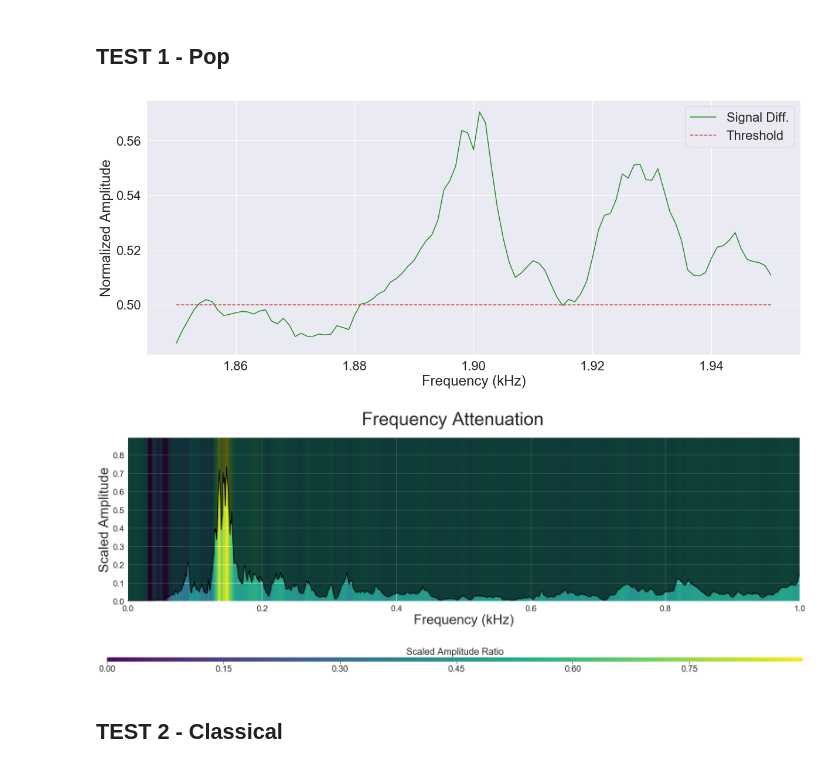
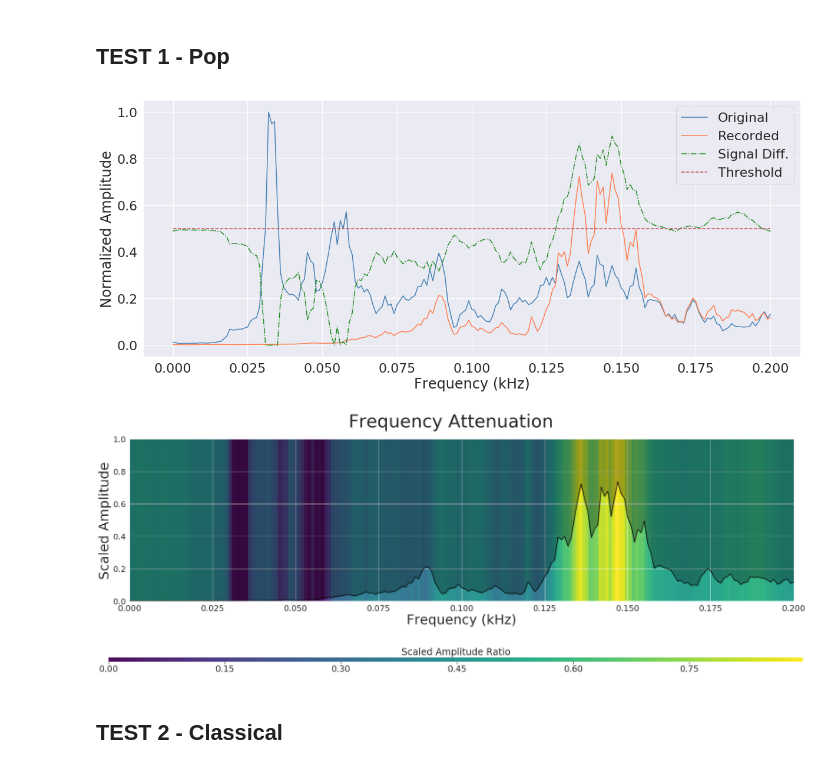
Before and after one commit to QED0711/ds_practice, a Jupyter notebook: librosa/AudioPlot.ipynb, the cells around one changed output. Saved outputs shown, nothing was run; the diff lists cells and outputs as text; code cells hidden in the pictures.

```diff
--- a/librosa/AudioPlot.ipynb
+++ b/librosa/AudioPlot.ipynb
@@ -32,24 +32,24 @@ pass
 sc = SignalCompare(original, recorded)
 # %%
 sc.plot_spectrum_group(
-    spec_1=False,
-    spec_2=False,
-    frange=(1850,1950),
+    spec_1=True,
+    spec_2=True,
+    frange=(0,200),
     ratio=True,
     threshold=True,
     legend=["Original", "Recorded", "Signal Diff.", "Threshold"]
 )
 # %% [output]
-[figure, old version]
+[figure, new version]
 # %%
 sc.plot_attenuation_graph(
-    frange=(0, 1000),
+    frange=(0, 200),
     cmap="viridis",
     background_color="black",
-    background_alpha=0.6
+    background_alpha=0.3
 )
 # %% [output]
-[figure, old version]
+[figure, new version]
 [figure]
 # %% [markdown]
 ## TEST 2 - Classical
```
Also changed, not shown: parts of 4 cells of this notebook, 1 other file.
